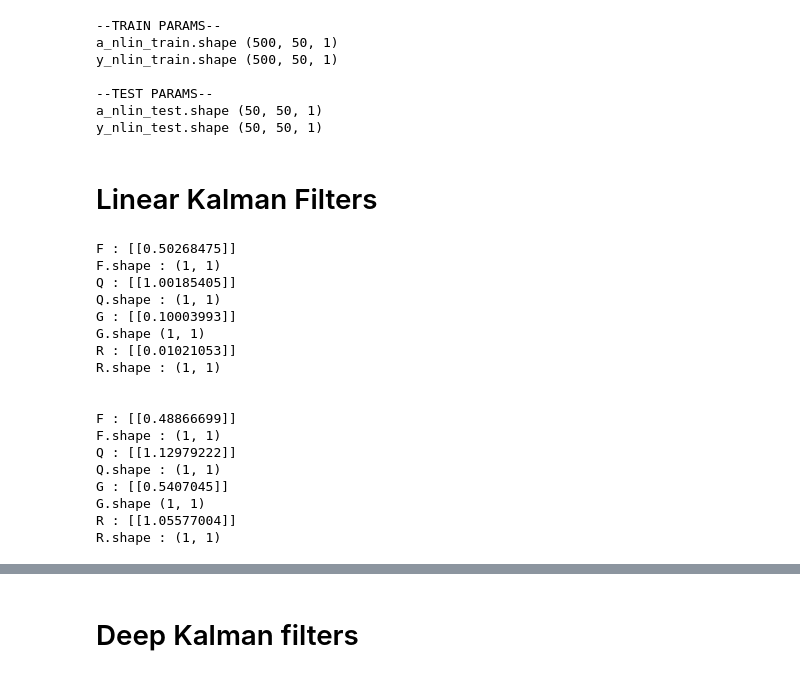
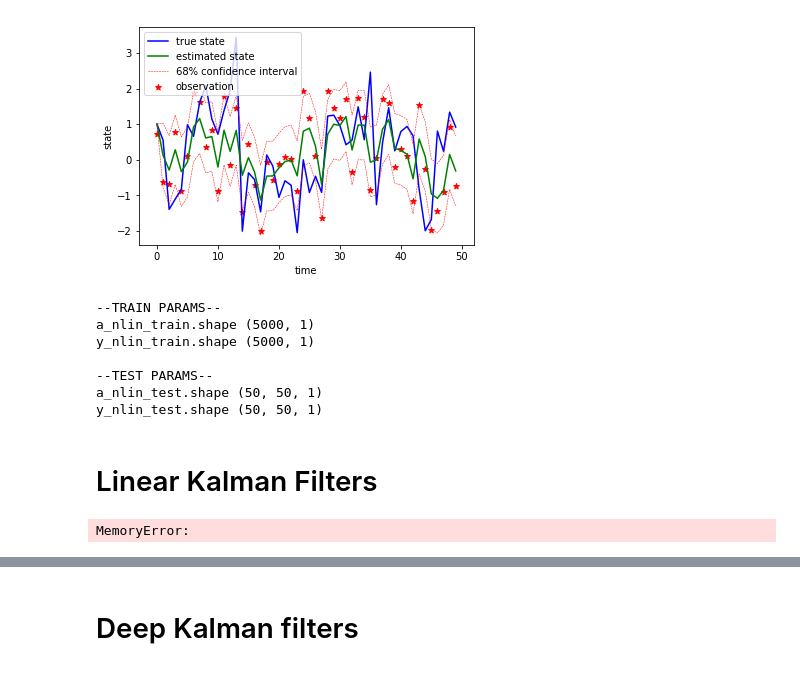
Before and after one commit to gtallec/MER, a Jupyter notebook: kalman_filters/Visualisation.ipynb, the cells around one changed output, grey strips where cells are left out. Saved outputs shown, nothing was run; the diff lists cells and outputs as text; code cells hidden in the pictures.

```diff
--- a/kalman_filters/Visualisation.ipynb
+++ b/kalman_filters/Visualisation.ipynb
@@ -89,21 +98,45 @@ y_lin_test.shape (50, 50, 1)
 # %%
 #NON LINEAR MODEL
-a_nlin_train, y_nlin_train = gen_nlin_toy_example(a_0=a_0_train,
+A_nlin_train, Y_nlin_train = gen_nlin_toy_example(a_0=a_0_train,
                                                   K=K_train)
-a_nlin_test, y_nlin_test = gen_nlin_toy_example(a_0=a_0_test,
+A_nlin_test, Y_nlin_test = gen_nlin_toy_example(a_0=a_0_test,
                                                 K=K_test)
 
+a_nlin_train = A_nlin_train[:,:-1,:].reshape(N_train*(K_train - 1), 1)
+b_nlin_train = A_nlin_train[:,1:,:].reshape(N_train*(K_train - 1), 1)
+A_nlin_train = A_nlin_train.reshape(N_train*K_train, 1)
+Y_nlin_train = Y_nlin_train.reshape(N_train*K_train, 1)
+
+#Training
+params_path = 'coucou'
+verbose = False
+lmbda = 1e-2
+kalman_filter_lin = KalmanFilter(params_path=params_path, verbose=verbose)
+kalman_filter_lin.fit(A=A_nlin_train,
+                      a=a_nlin_train,
+                      b=b_nlin_train,
+                      Y=Y_nlin_train,
+                      lmbda=lmbda)
+
+A_nlin_pred, P_nlin_pred = kalman_filter_lin.predict(Y=Y_nlin_test,
+                                                     a_0=a_0_test,
+                                                     P_0=P_0_test)
+
+visualize_trajectory(A_nlin_test, Y_nlin_test, A_nlin_pred, P_nlin_pred, 1, conf_display = True)
+
+
 print('--TRAIN PARAMS--')
-print('a_nlin_train.shape', a_nlin_train.shape)
-print('y_nlin_train.shape', y_nlin_train.shape, '\n')
+print('a_nlin_train.shape', A_nlin_train.shape)
+print('y_nlin_train.shape', Y_nlin_train.shape, '\n')
 
 print('--TEST PARAMS--')
-print('a_nlin_test.shape', a_nlin_test.shape)
-print('y_nlin_test.shape', y_nlin_test.shape, '\n')
+print('a_nlin_test.shape', A_nlin_test.shape)
+print('y_nlin_test.shape', Y_nlin_test.shape, '\n')
 # %% [output]
+[figure, added]
 --TRAIN PARAMS--
-a_nlin_train.shape (500, 50, 1)
-y_nlin_train.shape (500, 50, 1)
+a_nlin_train.shape (5000, 1)
+y_nlin_train.shape (5000, 1)
 
 --TEST PARAMS--
 a_nlin_test.shape (50, 50, 1)
@@ -120,30 +153,11 @@ a_0 = np.zeros((N_test, D))
 P_0 = np.identity(D)
 lmbda = 1e-3
 # %%
-#Training
-kalman_filter_lin = KalmanFilter(params_path=params_path, verbose=verbose)
-kalman_filter_lin.fit(A=a_lin_train, Y=y_lin_train, lmbda=lmbda)
+
 
 print('\n')
 kalman_filter_nlin = KalmanFilter(params_path=params_path, verbose=verbose)
 kalman_filter_nlin.fit(A=a_nlin_train, Y=y_nlin_train, lmbda=lmbda )
 # %% [output]
-F : [[0.50268475]]
-F.shape : (1, 1)
-Q : [[1.00185405]]
-Q.shape : (1, 1)
-G : [[0.10003993]]
-G.shape (1, 1)
-R : [[0.01021053]]
-R.shape : (1, 1)
-
-
-F : [[0.48866699]]
-F.shape : (1, 1)
-Q : [[1.12979222]]
-Q.shape : (1, 1)
-G : [[0.5407045]]
-G.shape (1, 1)
-R : [[1.05577004]]
-R.shape : (1, 1)
+MemoryError:
 # %%
```
Also changed, not shown: parts of 13 cells of this notebook, 6 other files.
